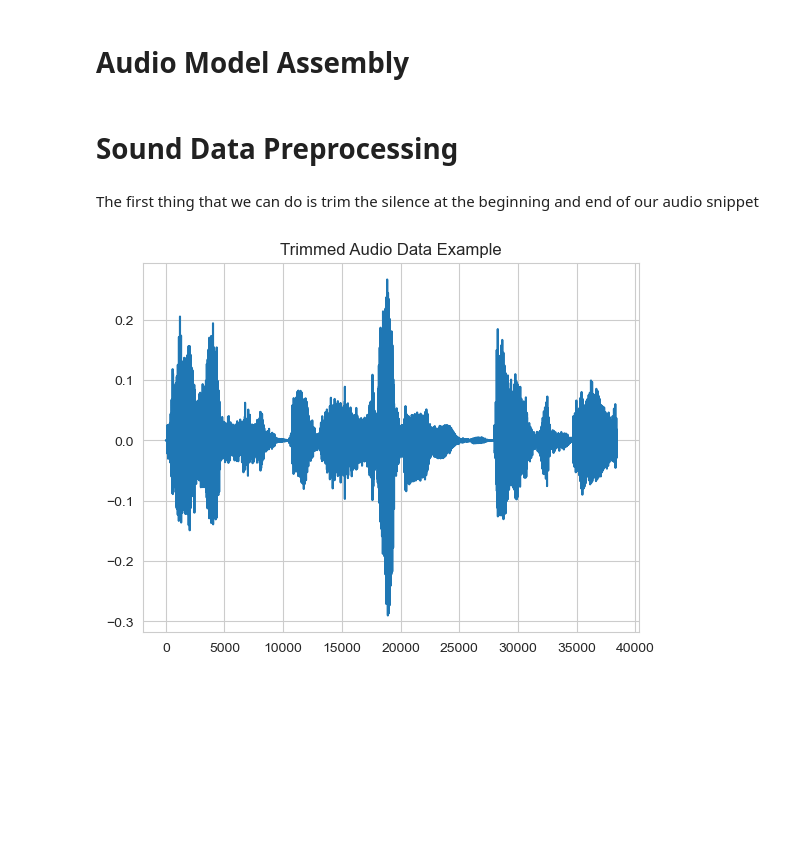
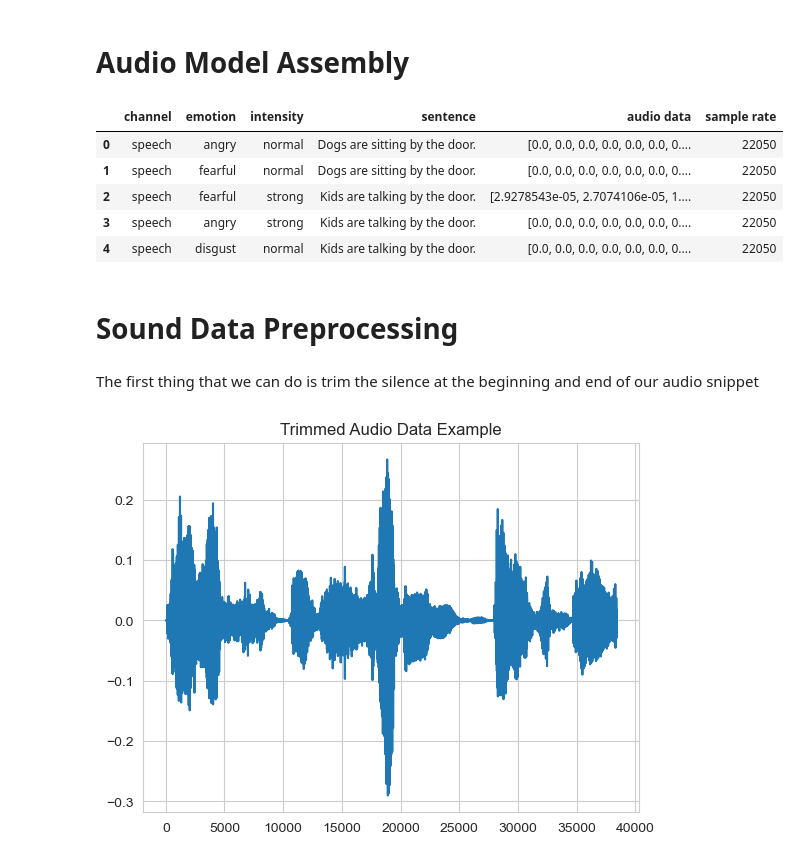
Before and after one commit to ManuelNunez08/Senior_Project, a Jupyter notebook: Models/Audio_model/audio_model.ipynb, the cells around one changed output. Cells and saved outputs as stored; diff of their text form; code cells hidden in the pictures; blank space fills up the shorter version.

Commit message:
fixing audio model

```diff
--- a/Models/Audio_model/audio_model.ipynb
+++ b/Models/Audio_model/audio_model.ipynb
@@ -8,3 +99,12 @@ import matplotlib.pyplot as plt
+# %%
+data.head()
+# %% [output]
+|  | channel | emotion | intensity | sentence | audio data | sample rate |
+| 0 | speech | angry | normal | Dogs are sitting by the door. | [0.0, 0.0, 0.0, 0.0, 0.0, 0.0, 0.... | 22050 |
+| 1 | speech | fearful | normal | Dogs are sitting by the door. | [0.0, 0.0, 0.0, 0.0, 0.0, 0.0, 0.... | 22050 |
+| 2 | speech | fearful | strong | Kids are talking by the door. | [2.9278543e-05, 2.7074106e-05, 1.... | 22050 |
+| 3 | speech | angry | strong | Kids are talking by the door. | [0.0, 0.0, 0.0, 0.0, 0.0, 0.0, 0.... | 22050 |
+| 4 | speech | disgust | normal | Kids are talking by the door. | [0.0, 0.0, 0.0, 0.0, 0.0, 0.0, 0.... | 22050 |
 # %% [markdown]
 # Sound Data Preprocessing
 # %% [markdown]
```
Also changed, not shown: parts of 12 cells of this notebook, 12 other files.
